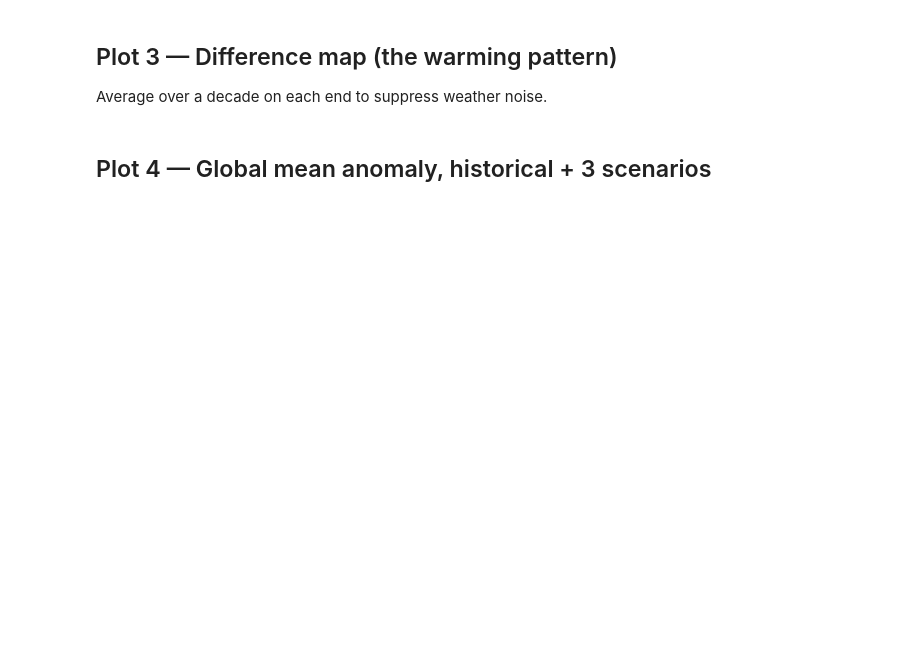
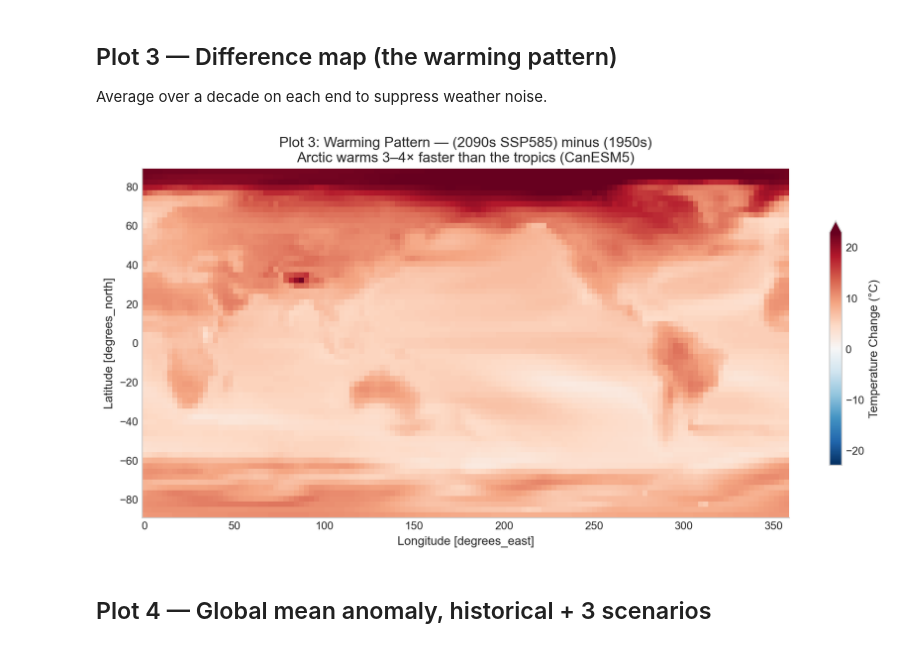
Before and after one commit to matthewviray/climate-signal, a Jupyter notebook: cmip6_exploratory.ipynb, the cells around one changed output. Drawn from its saved outputs; the diff is of its cells as text; code cells hidden in the pictures; blank space fills up the shorter version.

```diff
--- a/cmip6_exploratory.ipynb
+++ b/cmip6_exploratory.ipynb
@@ -83,19 +105,20 @@ Average over a decade on each end to suppress weather noise.
 # %%
 T_early = ds_hist.tas.sel(time=slice('1950-01', '1959-12')).mean('time') - 273.15
 T_late  = ds_585.tas.sel(time=slice('2090-01', '2099-12')).mean('time') - 273.15
-diff = T_late - T_early
-diff.load()
+diff = (T_late - T_early).load()
 
-fig = plt.figure(figsize=(11, 5.5))
-ax = plt.axes(projection=ccrs.Robinson())
-vmax = float(np.abs(diff).max())
-diff.plot(ax=ax, transform=ccrs.PlateCarree(), cmap='RdBu_r',
-          vmin=-vmax, vmax=vmax,
+vmax = float(np.abs(diff).quantile(0.98))
+fig, ax = plt.subplots(figsize=(11, 5.5))
+diff.plot(ax=ax, cmap='RdBu_r', vmin=-vmax, vmax=vmax,
           cbar_kwargs={'label': 'Temperature Change (°C)', 'shrink': 0.7})
-ax.coastlines()
-ax.set_title('Plot 3: Warming Pattern — (2090s SSP585) minus (1950s)\nArctic warms 3–4× faster than the tropics')
+ax.set_title('Plot 3: Warming Pattern — (2090s SSP585) minus (1950s)\n'
+             'Arctic warms 3–4× faster than the tropics (CanESM5)')
+ax.spines[['top', 'right']].set_visible(False)
+plt.tight_layout()
 plt.savefig('03_diff_map.png', dpi=120, bbox_inches='tight')
 plt.show()
+# %% [output]
+[figure, added]
 # %% [markdown]
 ## Plot 4 — Global mean anomaly, historical + 3 scenarios
 # %%
```
Also changed, not shown: parts of 10 cells of this notebook, 4 other files.
